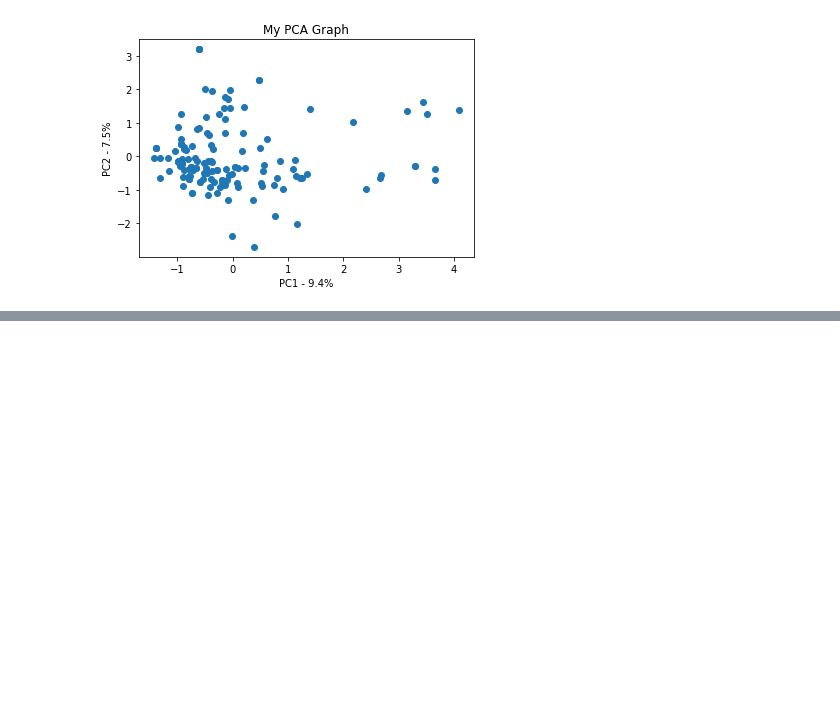
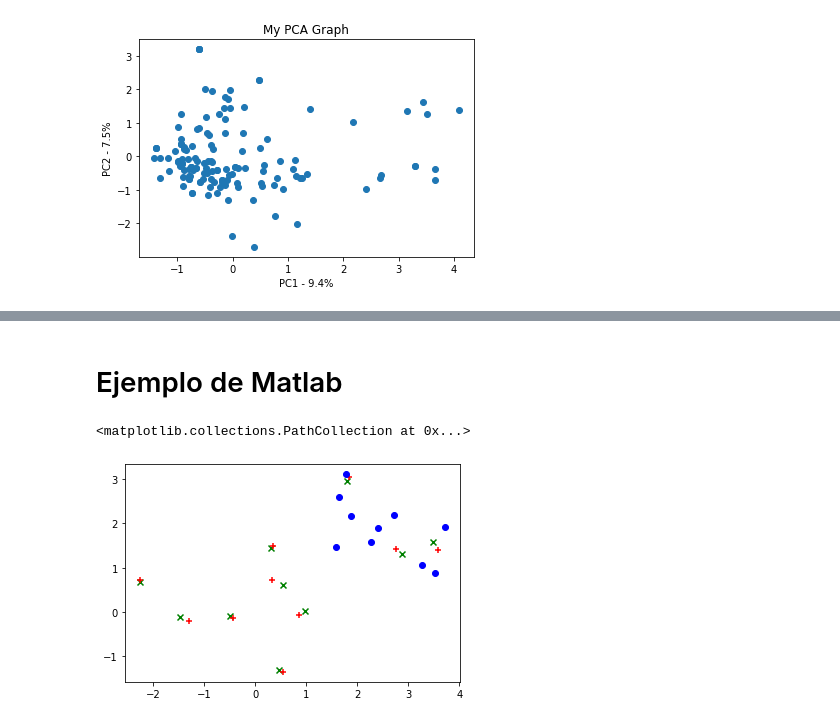
Before and after one commit to camoalon/language_genes, a Jupyter notebook: PCA.ipynb, the cells around one changed output, grey strips where cells are left out. Saved outputs shown, nothing was run; the diff lists cells and outputs as text; code cells hidden in the pictures; blank space fills up the shorter version.

```diff
--- a/PCA.ipynb
+++ b/PCA.ipynb
@@ -176,0 +176,53 @@ True
+# %% [markdown]
+# Ejemplo de Matlab
+# %%
+X = np.array([[0.5377,
+    1.8339,
+   -2.2588,
+    0.8622,
+    0.3188,
+   -1.3077,
+   -0.4336,
+    0.3426,
+    3.5784,
+    2.7694],
+    [ -1.3499,
+    3.0349,
+    0.7254,
+   -0.0631,
+    0.7147,
+   -0.2050,
+   -0.1241,
+    1.4897,
+    1.4090,
+    1.4172]])
+
+Y = np.array([[1.5835,
+    3.7123,
+    1.7853,
+    2.2698,
+    2.4136,
+    1.6361,
+    1.8742,
+    2.7155,
+    3.5194,
+    3.2667],[    1.4741,
+    1.9073,
+    3.1060,
+    1.5704,
+    1.8934,
+    2.5869,
+    2.1730,
+    2.1863,
+    0.8713,
+    1.0695]])
+
+
+d, Z, tr = procrustess (X.T,Y.T)
+
+plt.scatter(Z.T[0], Z.T[1], c = "g", marker = "x")
+plt.scatter(X[0], X[1], c = "r", marker = "+")
+plt.scatter(Y[0], Y[1], c = "b")
+# %% [output]
+<matplotlib.collections.PathCollection at 0x...>
+[figure, added]
```
Also changed, not shown: parts of 14 cells of this notebook.
